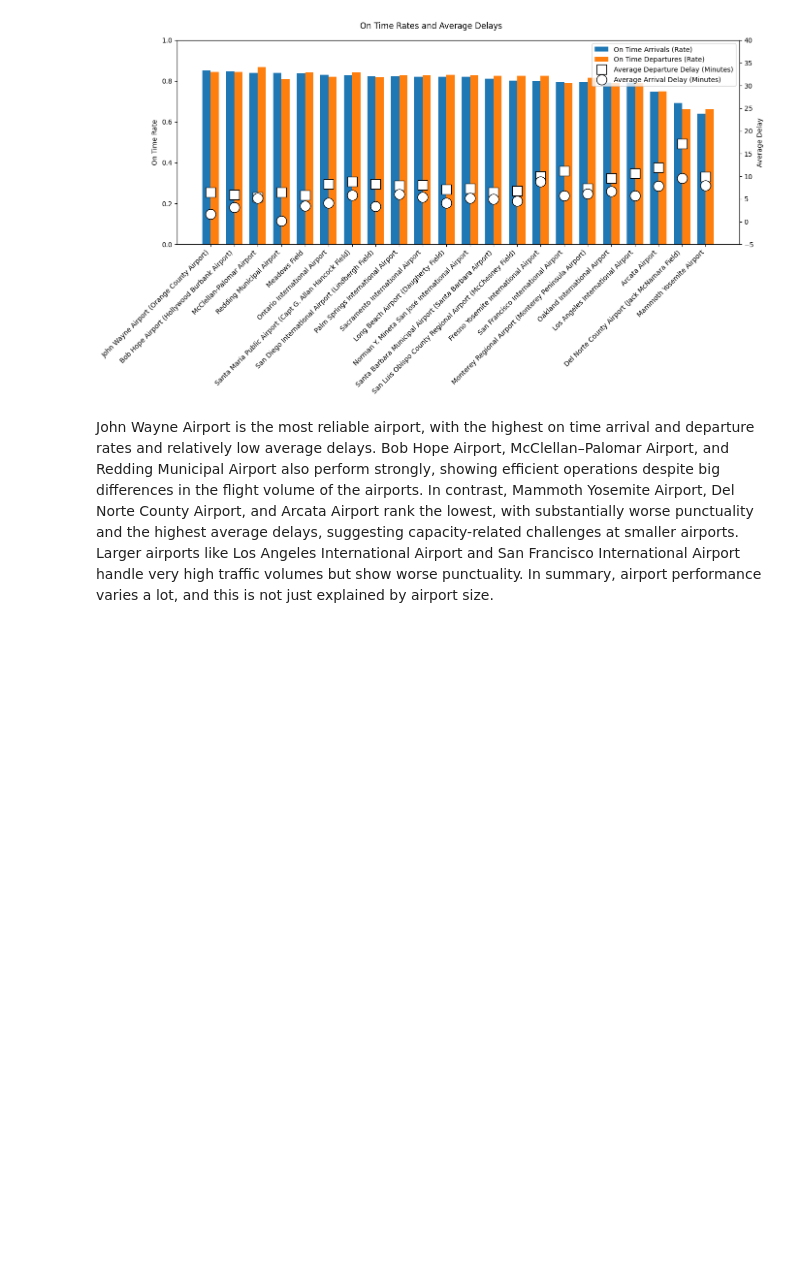
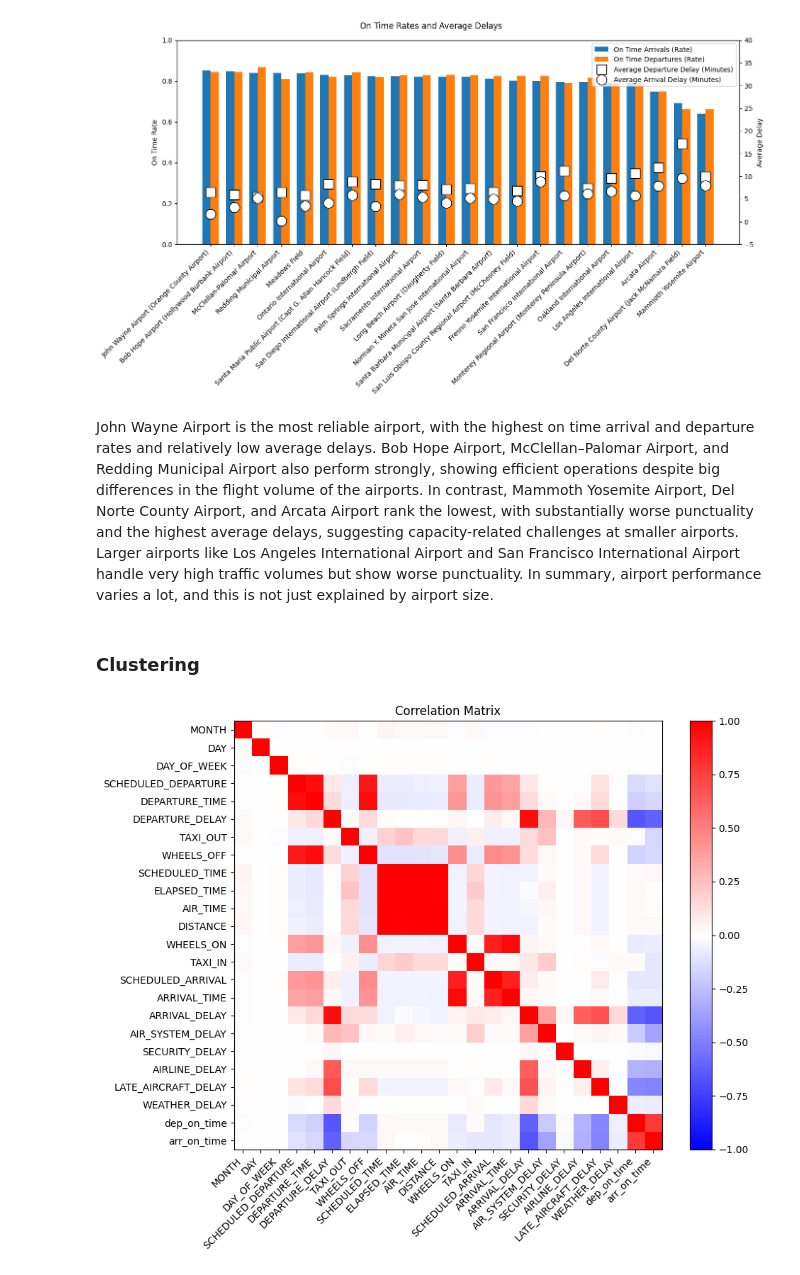
Before and after one commit to UCB-stat-159-f25/final-group21, a Jupyter notebook: EDA.ipynb, the cells around one changed output. Cells and saved outputs as stored; diff of their text form; code cells hidden in the pictures; blank space fills up the shorter version.

```diff
--- a/EDA.ipynb
+++ b/EDA.ipynb
@@ -229,3 +231,23 @@ plt.show()
 [figure]
 # %% [markdown]
 John Wayne Airport is the most reliable airport, with the highest on time arrival and departure rates and relatively low average delays. Bob Hope Airport, McClellan–Palomar Airport, and Redding Municipal Airport also perform strongly, showing efficient operations despite big differences in the flight volume of the airports. In contrast, Mammoth Yosemite Airport, Del Norte County Airport, and Arcata Airport rank the lowest, with substantially worse punctuality and the highest average delays, suggesting capacity-related challenges at smaller airports. Larger airports like Los Angeles International Airport and San Francisco International Airport handle very high traffic volumes but show worse punctuality. In summary, airport performance varies a lot, and this is not just explained by airport size.
+# %% [markdown]
+### Clustering
+# %%
+# Dropping FLIGHT_NUMBER and CANCELLED as they are categorical variables
+corr_matrix = flights.drop(columns=["FLIGHT_NUMBER", "CANCELLED"]).corr(numeric_only=True)
+
+plt.figure(figsize=(10, 8))
+plt.imshow(corr_matrix)
+color = plt.imshow(corr_matrix, vmin=-1, vmax=1, cmap="bwr")
+plt.colorbar(color)
+
+plt.xticks(np.arange(len(corr_matrix.columns)), corr_matrix.columns, rotation=45, ha="right")
+plt.yticks(np.arange(len(corr_matrix.columns)), corr_matrix.columns)
+
+plt.title("Correlation Matrix")
+
+plt.tight_layout()
+plt.show()
+# %% [output]
+[figure, added]
```
Also changed, not shown: parts of 9 cells of this notebook.
